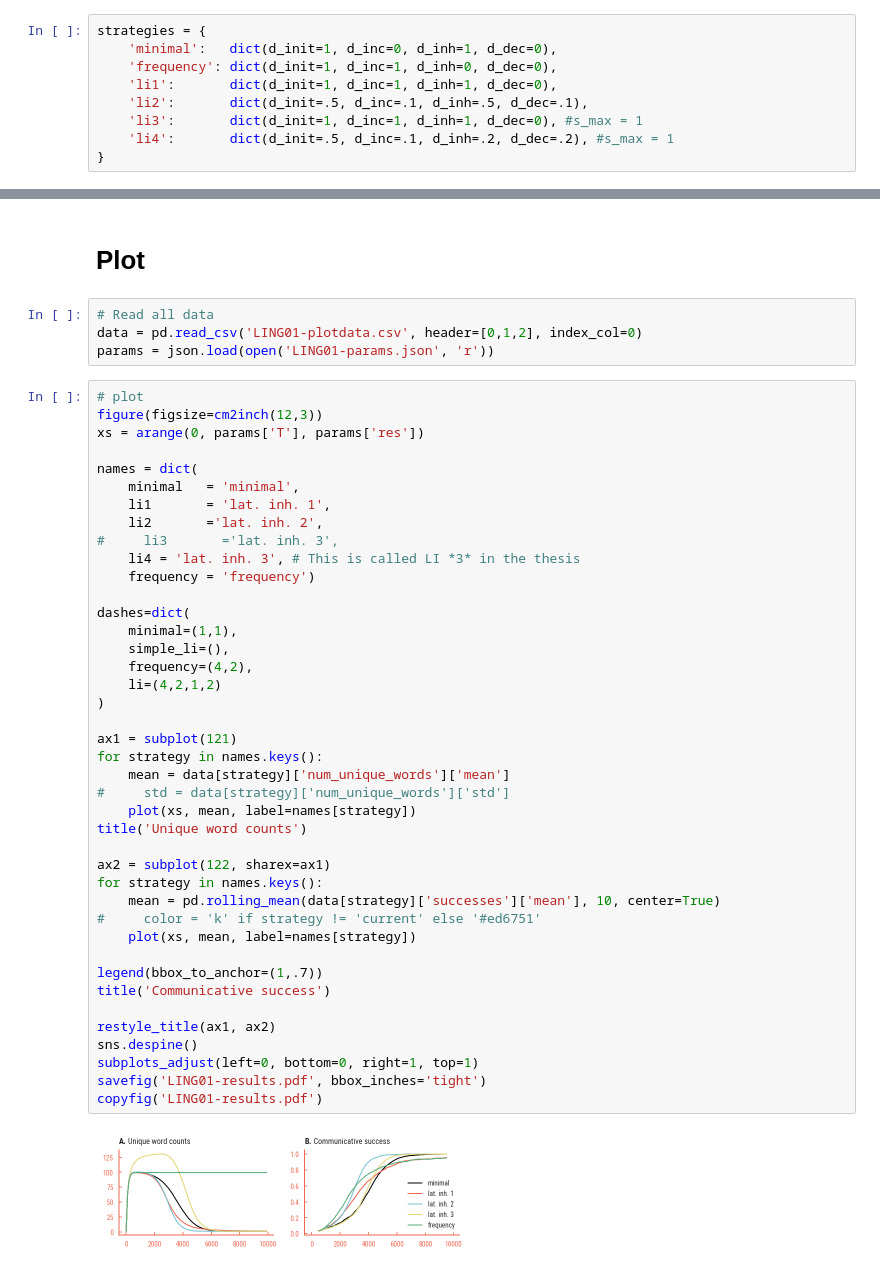
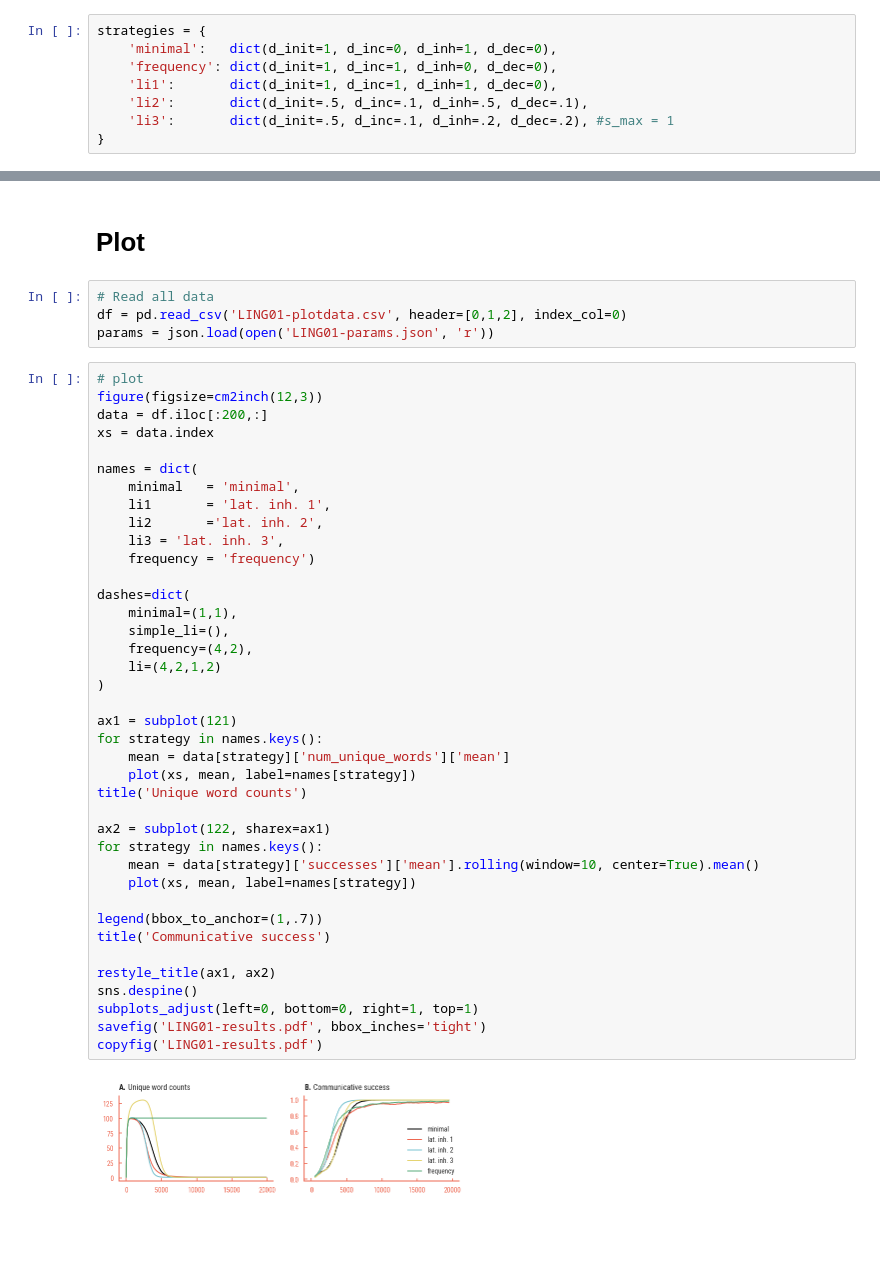
Before and after one commit to bacor/thesis, a Jupyter notebook: experiments/LING01/LING01 analysis.ipynb, the cells around one changed output, grey strips where cells are left out. Cells and saved outputs as stored; diff of their text form; blank space fills up the shorter version.

Commit message:
LING01

```diff
--- a/experiments/LING01/LING01 analysis.ipynb
+++ b/experiments/LING01/LING01 analysis.ipynb
@@ -20,8 +20,7 @@ strategies = {
     'frequency': dict(d_init=1, d_inc=1, d_inh=0, d_dec=0),
     'li1':       dict(d_init=1, d_inc=1, d_inh=1, d_dec=0),
     'li2':       dict(d_init=.5, d_inc=.1, d_inh=.5, d_dec=.1),
-    'li3':       dict(d_init=1, d_inc=1, d_inh=1, d_dec=0), #s_max = 1
-    'li4':       dict(d_init=.5, d_inc=.1, d_inh=.2, d_dec=.2), #s_max = 1
+    'li3':       dict(d_init=.5, d_inc=.1, d_inh=.2, d_dec=.2), #s_max = 1
 }
 # %%
 # Preprocess data
@@ -42,48 +42,46 @@ df.to_csv('LING01-plotdata.csv')
 # Plot
 # %%
 # Read all data
-data = pd.read_csv('LING01-plotdata.csv', header=[0,1,2], index_col=0)
+df = pd.read_csv('LING01-plotdata.csv', header=[0,1,2], index_col=0)
 params = json.load(open('LING01-params.json', 'r'))
 # %%
 # plot
 figure(figsize=cm2inch(12,3))
-xs = arange(0, params['T'], params['res'])
+data = df.iloc[:200,:]
+xs = data.index
 
 names = dict(
     minimal   = 'minimal',
     li1       = 'lat. inh. 1',
     li2       ='lat. inh. 2',
-#     li3       ='lat. inh. 3',
-    li4 = 'lat. inh. 3', # This is called LI *3* in the thesis
+    li3 = 'lat. inh. 3',
     frequency = 'frequency')
 
 dashes=dict(
     minimal=(1,1),
     simple_li=(),
     frequency=(4,2),
     li=(4,2,1,2)
 )
 
 ax1 = subplot(121)
 for strategy in names.keys():
     mean = data[strategy]['num_unique_words']['mean']
-#     std = data[strategy]['num_unique_words']['std']
     plot(xs, mean, label=names[strategy])
 title('Unique word counts')
 
 ax2 = subplot(122, sharex=ax1)
 for strategy in names.keys():
-    mean = pd.rolling_mean(data[strategy]['successes']['mean'], 10, center=True)
-#     color = 'k' if strategy != 'current' else '#ed6751'
+    mean = data[strategy]['successes']['mean'].rolling(window=10, center=True).mean()
     plot(xs, mean, label=names[strategy])
 
 legend(bbox_to_anchor=(1,.7))
 title('Communicative success')
 
 restyle_title(ax1, ax2)
 sns.despine()
 subplots_adjust(left=0, bottom=0, right=1, top=1)
 savefig('LING01-results.pdf', bbox_inches='tight')
 copyfig('LING01-results.pdf')
 # %% [output]
-[figure, old version]
+[figure, new version]
```
Also changed, not shown: parts of 7 cells of this notebook, 6 other files.
